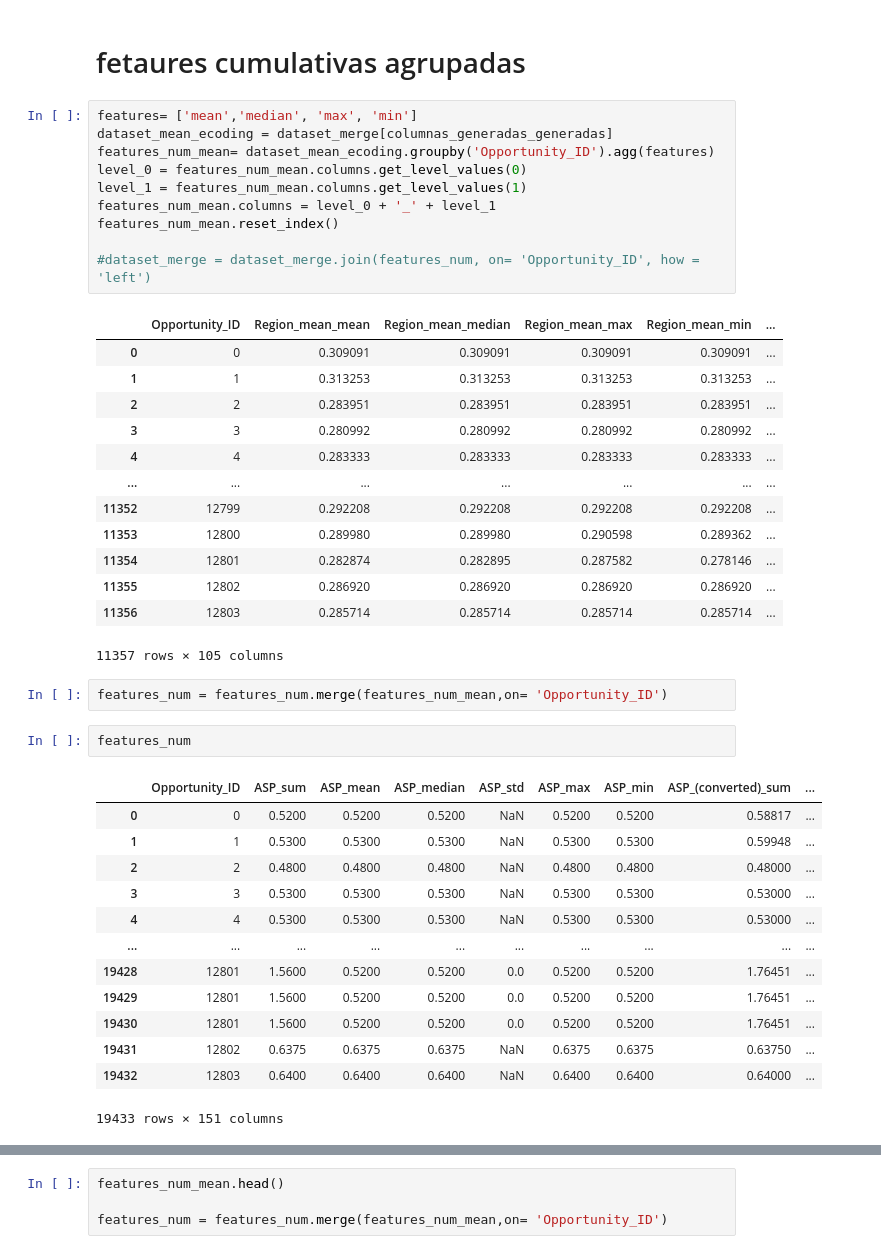
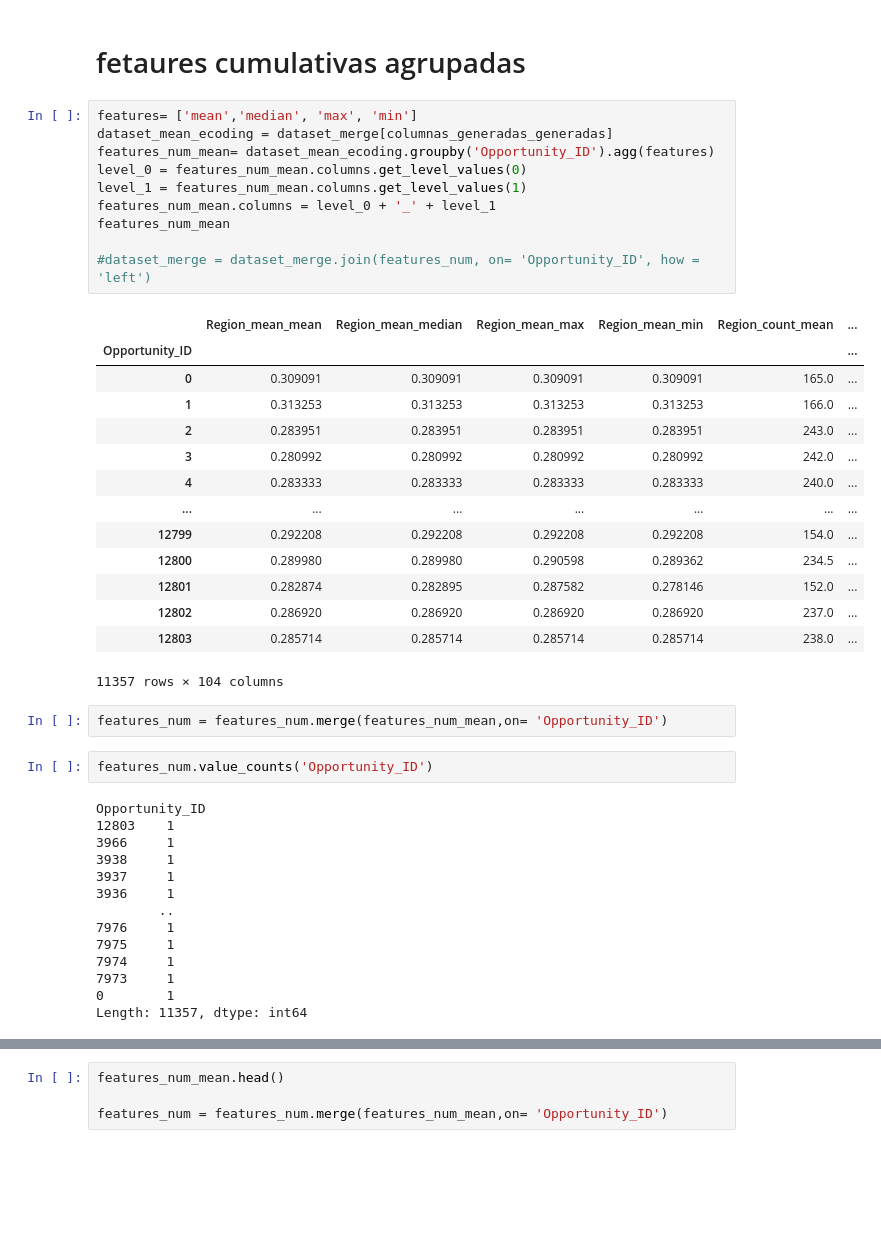
Before and after one commit to nazar9318/datos-tp2-2c2020, a Jupyter notebook: features_lucas_1.ipynb, the cells around one changed output, grey strips where cells are left out. Drawn from its saved outputs; the diff is of its cells as text; blank space fills up the shorter version.

```diff
--- a/features_lucas_1.ipynb
+++ b/features_lucas_1.ipynb
@@ -379,43 +387,44 @@ features_num
 # %%
 features= ['mean','median', 'max', 'min']
 dataset_mean_ecoding = dataset_merge[columnas_generadas_generadas]
 features_num_mean= dataset_mean_ecoding.groupby('Opportunity_ID').agg(features)
 level_0 = features_num_mean.columns.get_level_values(0)
 level_1 = features_num_mean.columns.get_level_values(1)
 features_num_mean.columns = level_0 + '_' + level_1
-features_num_mean.reset_index()
+features_num_mean
 
 #dataset_merge = dataset_merge.join(features_num, on= 'Opportunity_ID', how = 'left')
 # %% [output]
-|  | Opportunity_ID | Region_mean_mean | Region_mean_median | Region_mean_max | Region_mean_min | ... |
-| 0 | 0 | 0.309091 | 0.309091 | 0.309091 | 0.309091 | ... |
-| 1 | 1 | 0.313253 | 0.313253 | 0.313253 | 0.313253 | ... |
-| 2 | 2 | 0.283951 | 0.283951 | 0.283951 | 0.283951 | ... |
-| 3 | 3 | 0.280992 | 0.280992 | 0.280992 | 0.280992 | ... |
-| 4 | 4 | 0.283333 | 0.283333 | 0.283333 | 0.283333 | ... |
+|  | Region_mean_mean | Region_mean_median | Region_mean_max | Region_mean_min | Region_count_mean | ... |
+| Opportunity_ID |  |  |  |  |  | ... |
+| 0 | 0.309091 | 0.309091 | 0.309091 | 0.309091 | 165.0 | ... |
+| 1 | 0.313253 | 0.313253 | 0.313253 | 0.313253 | 166.0 | ... |
+| 2 | 0.283951 | 0.283951 | 0.283951 | 0.283951 | 243.0 | ... |
+| 3 | 0.280992 | 0.280992 | 0.280992 | 0.280992 | 242.0 | ... |
+| 4 | 0.283333 | 0.283333 | 0.283333 | 0.283333 | 240.0 | ... |
 | ... | ... | ... | ... | ... | ... | ... |
-| 11352 | 12799 | 0.292208 | 0.292208 | 0.292208 | 0.292208 | ... |
-| 11353 | 12800 | 0.289980 | 0.289980 | 0.290598 | 0.289362 | ... |
-| 11354 | 12801 | 0.282874 | 0.282895 | 0.287582 | 0.278146 | ... |
-| 11355 | 12802 | 0.286920 | 0.286920 | 0.286920 | 0.286920 | ... |
-| 11356 | 12803 | 0.285714 | 0.285714 | 0.285714 | 0.285714 | ... |
+| 12799 | 0.292208 | 0.292208 | 0.292208 | 0.292208 | 154.0 | ... |
+| 12800 | 0.289980 | 0.289980 | 0.290598 | 0.289362 | 234.5 | ... |
+| 12801 | 0.282874 | 0.282895 | 0.287582 | 0.278146 | 152.0 | ... |
+| 12802 | 0.286920 | 0.286920 | 0.286920 | 0.286920 | 237.0 | ... |
+| 12803 | 0.285714 | 0.285714 | 0.285714 | 0.285714 | 238.0 | ... |
-11357 rows × 105 columns
+11357 rows × 104 columns
 # %%
 features_num = features_num.merge(features_num_mean,on= 'Opportunity_ID')
 # %%
-features_num
+features_num.value_counts('Opportunity_ID')
 # %% [output]
-|  | Opportunity_ID | ASP_sum | ASP_mean | ASP_median | ASP_std | ASP_max | ASP_min | ASP_(converted)_sum | ... |
-| 0 | 0 | 0.5200 | 0.5200 | 0.5200 | NaN | 0.5200 | 0.5200 | 0.58817 | ... |
-| 1 | 1 | 0.5300 | 0.5300 | 0.5300 | NaN | 0.5300 | 0.5300 | 0.59948 | ... |
-| 2 | 2 | 0.4800 | 0.4800 | 0.4800 | NaN | 0.4800 | 0.4800 | 0.48000 | ... |
-| 3 | 3 | 0.5300 | 0.5300 | 0.5300 | NaN | 0.5300 | 0.5300 | 0.53000 | ... |
-| 4 | 4 | 0.5300 | 0.5300 | 0.5300 | NaN | 0.5300 | 0.5300 | 0.53000 | ... |
-| ... | ... | ... | ... | ... | ... | ... | ... | ... | ... |
-| 19428 | 12801 | 1.5600 | 0.5200 | 0.5200 | 0.0 | 0.5200 | 0.5200 | 1.76451 | ... |
-| 19429 | 12801 | 1.5600 | 0.5200 | 0.5200 | 0.0 | 0.5200 | 0.5200 | 1.76451 | ... |
-| 19430 | 12801 | 1.5600 | 0.5200 | 0.5200 | 0.0 | 0.5200 | 0.5200 | 1.76451 | ... |
-| 19431 | 12802 | 0.6375 | 0.6375 | 0.6375 | NaN | 0.6375 | 0.6375 | 0.63750 | ... |
-| 19432 | 12803 | 0.6400 | 0.6400 | 0.6400 | NaN | 0.6400 | 0.6400 | 0.64000 | ... |
-19433 rows × 151 columns
+Opportunity_ID
+12803    1
+3966     1
+3938     1
+3937     1
+3936     1
+        ..
+7976     1
+7975     1
+7974     1
+7973     1
+0        1
+Length: 11357, dtype: int64
 # %%
```
Also changed, not shown: parts of 7 cells of this notebook.
